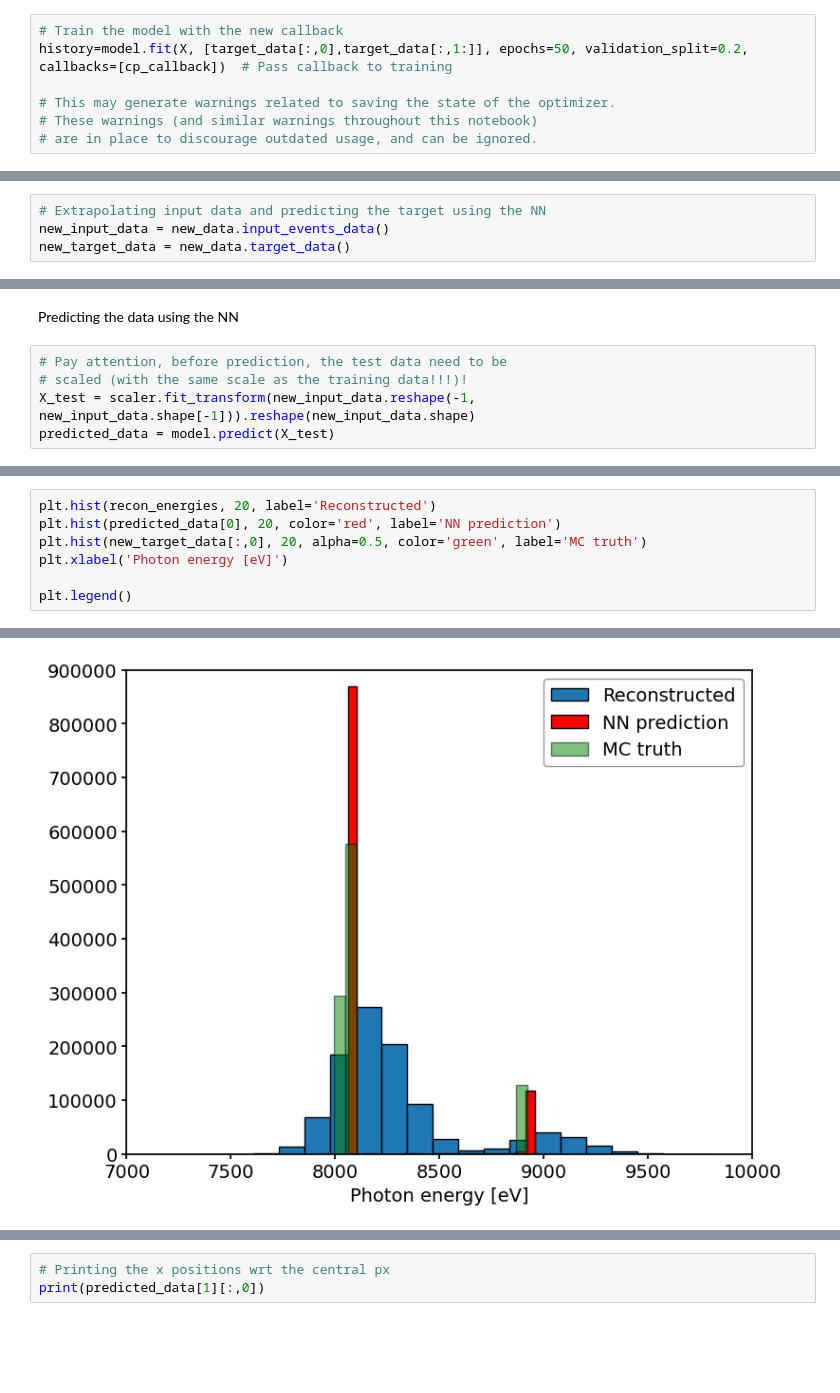
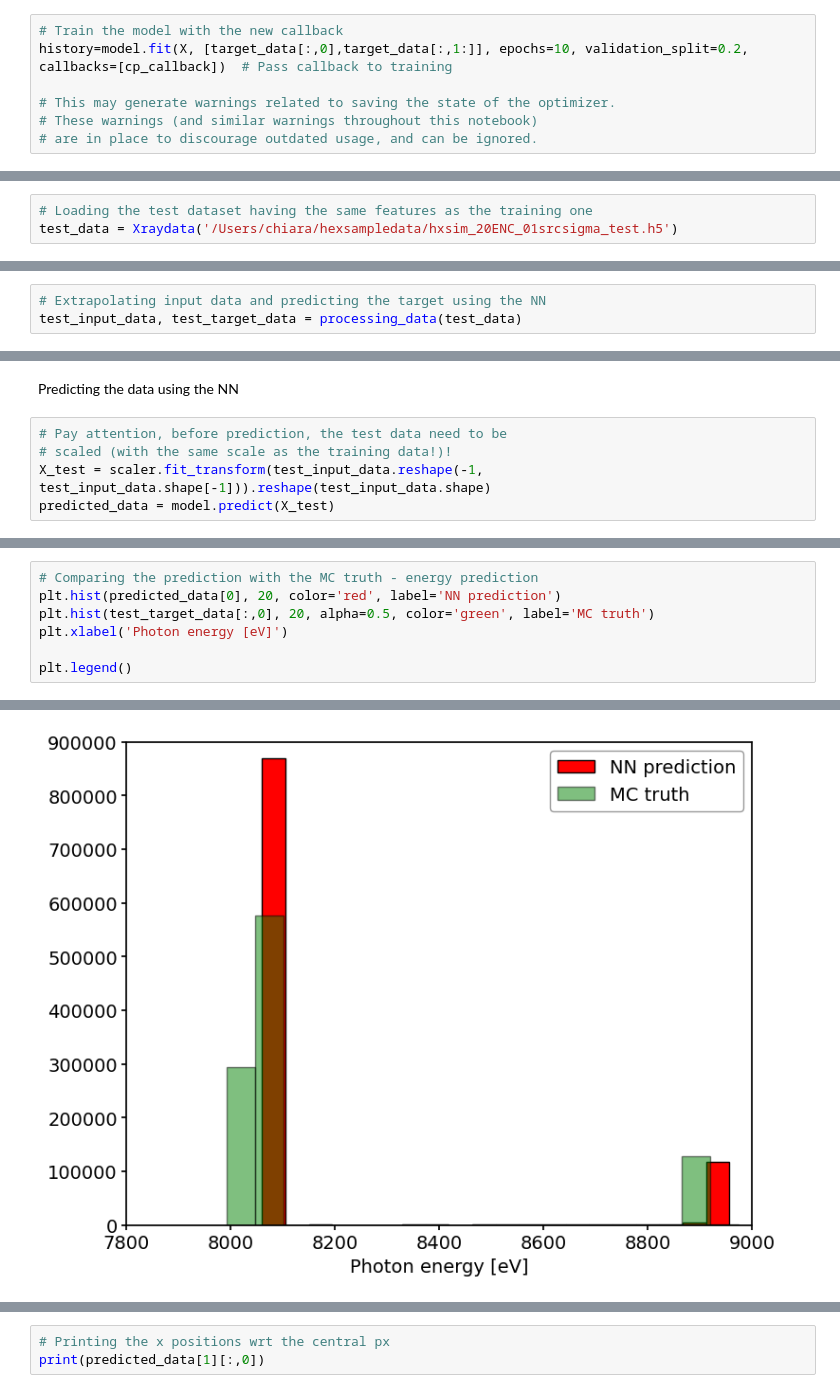
Before and after one commit to chiaratomaiuolo/xrayreco, a Jupyter notebook: xrayreco/bin/nn_trial1.ipynb, the cells around one changed output, grey strips where cells are left out. Saved outputs shown, nothing was run; the diff lists cells and outputs as text; blank space fills up the shorter version.

```diff
--- a/xrayreco/bin/nn_trial1.ipynb
+++ b/xrayreco/bin/nn_trial1.ipynb
@@ -164,7 +201,7 @@ checkpoint_dir = os.path.dirname(checkpoint_path)
 cp_callback = ModelCheckpoint(filepath=checkpoint_path, save_weights_only=True, verbose=1)
 # %%
 # Train the model with the new callback
-history=model.fit(X, [target_data[:,0],target_data[:,1:]], epochs=50, validation_split=0.2, callbacks=[cp_callback])  # Pass callback to training
+history=model.fit(X, [target_data[:,0],target_data[:,1:]], epochs=10, validation_split=0.2, callbacks=[cp_callback])  # Pass callback to training
 
 # This may generate warnings related to saving the state of the optimizer.
 # These warnings (and similar warnings throughout this notebook)
@@ -185,0 +222,3 @@ new_data = Xraydata('/Users/chiara/hexsampledata/hxsim_20ENC_01srcsigma_test.h5'
+# %%
+# Loading the test dataset having the same features as the training one
+test_data = Xraydata('/Users/chiara/hexsampledata/hxsim_20ENC_01srcsigma_test.h5')
@@ -186,4 +228,3 @@ new_data = Xraydata('/Users/chiara/hexsampledata/hxsim_20ENC_01srcsigma_test.h5'
 # %%
 # Extrapolating input data and predicting the target using the NN
-new_input_data = new_data.input_events_data()
-new_target_data = new_data.target_data()
+test_input_data, test_target_data = processing_data(test_data)
@@ -203,7 +234,7 @@ recon_y = recon_file.column('posy')
 Predicting the data using the NN
 # %%
 # Pay attention, before prediction, the test data need to be
-# scaled (with the same scale as the training data!!!)!
-X_test = scaler.fit_transform(new_input_data.reshape(-1, new_input_data.shape[-1])).reshape(new_input_data.shape)
+# scaled (with the same scale as the training data!)!
+X_test = scaler.fit_transform(test_input_data.reshape(-1, test_input_data.shape[-1])).reshape(test_input_data.shape)
 predicted_data = model.predict(X_test)
 # %% [output]
@@ -233,11 +259,11 @@ print(predicted_data)
 # %%
-plt.hist(recon_energies, 20, label='Reconstructed')
+# Comparing the prediction with the MC truth - energy prediction
 plt.hist(predicted_data[0], 20, color='red', label='NN prediction')
-plt.hist(new_target_data[:,0], 20, alpha=0.5, color='green', label='MC truth')
+plt.hist(test_target_data[:,0], 20, alpha=0.5, color='green', label='MC truth')
 plt.xlabel('Photon energy [eV]')
 
 plt.legend()
 # %% [output]
 <matplotlib.legend.Legend at 0x...>
-[figure, old version]
+[figure, new version]
 # %% [markdown]
```
Also changed, not shown: parts of 43 cells of this notebook.
